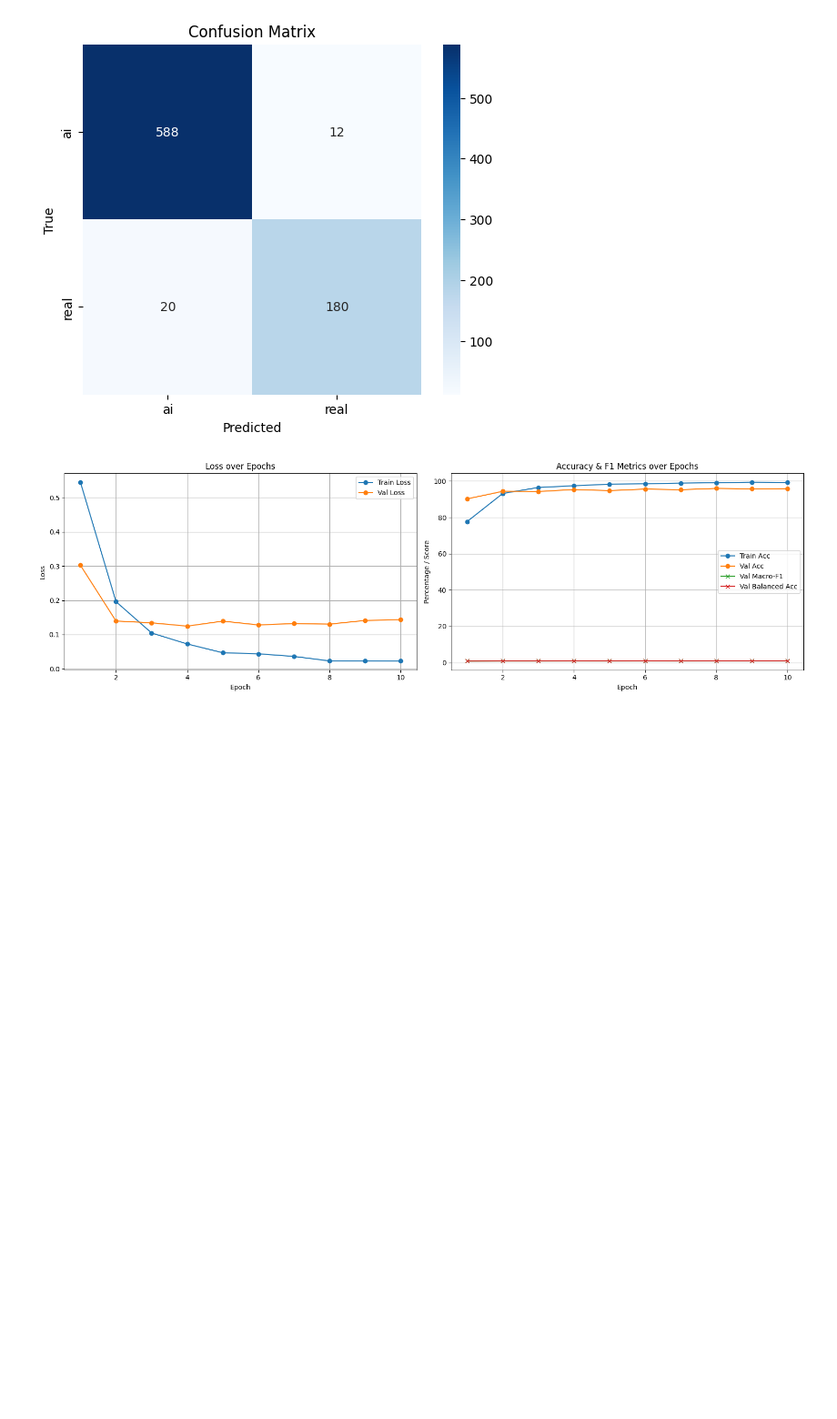
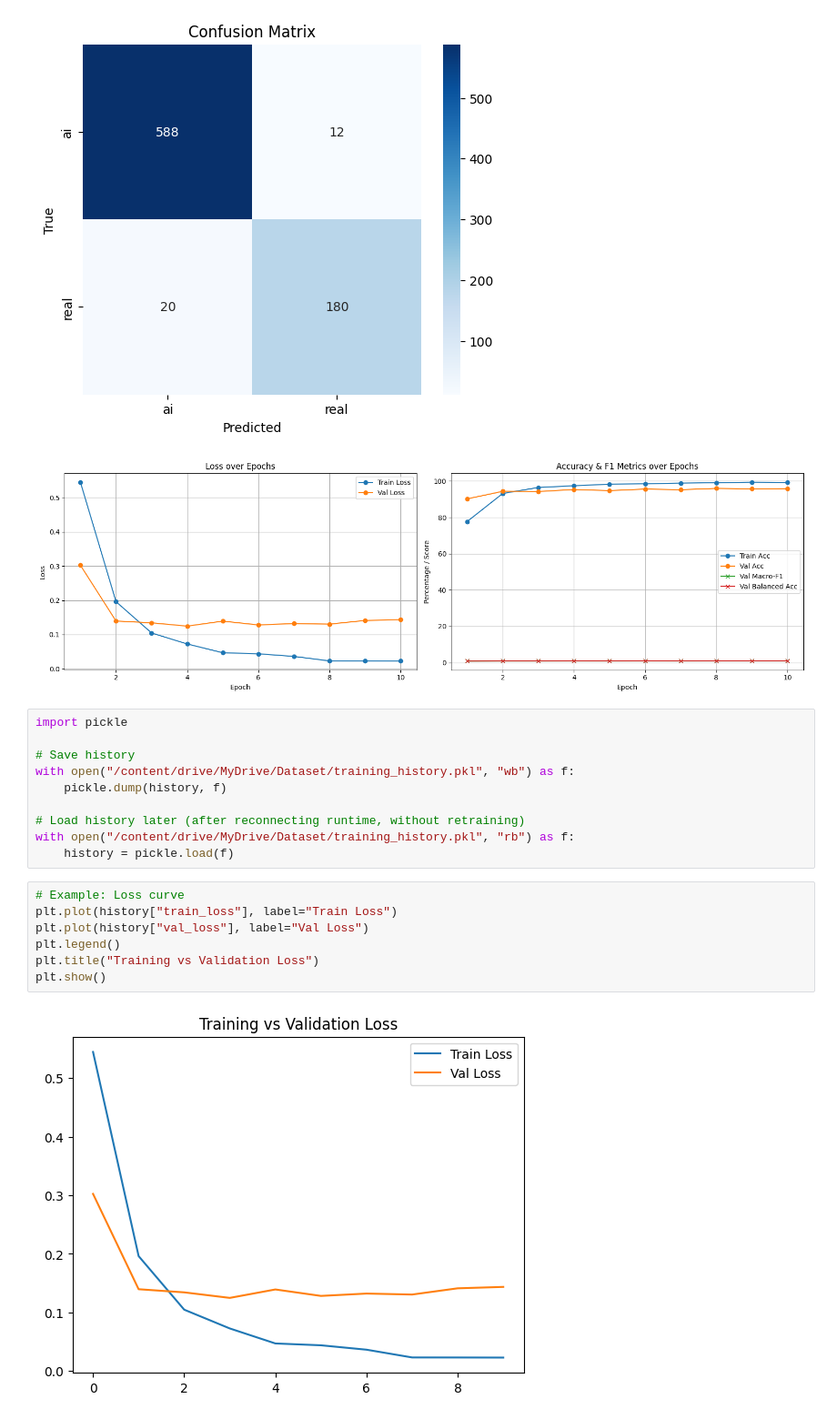
Before and after one commit to Htets-Corner/SYNTHBUSTER_RAISE-1k, a Jupyter notebook: syn_real_mobilevit050.ipynb, the cells around one changed output. Shown at 91% size. Drawn from its saved outputs; the diff is of its cells as text; blank space fills up the shorter version.

```diff
--- a/syn_real_mobilevit050.ipynb
+++ b/syn_real_mobilevit050.ipynb
@@ -535,3 +535,22 @@ Classification Report:
 weighted avg       0.96      0.96      0.96       800
 [figure]
 [figure]
+# %%
+import pickle
+
+# Save history
+with open("/content/drive/MyDrive/Dataset/training_history.pkl", "wb") as f:
+    pickle.dump(history, f)
+
+# Load history later (after reconnecting runtime, without retraining)
+with open("/content/drive/MyDrive/Dataset/training_history.pkl", "rb") as f:
+    history = pickle.load(f)
+# %%
+# Example: Loss curve
+plt.plot(history["train_loss"], label="Train Loss")
+plt.plot(history["val_loss"], label="Val Loss")
+plt.legend()
+plt.title("Training vs Validation Loss")
+plt.show()
+# %% [output]
+[figure, added]
```
Also changed, not shown: parts of 1 cell of this notebook.
